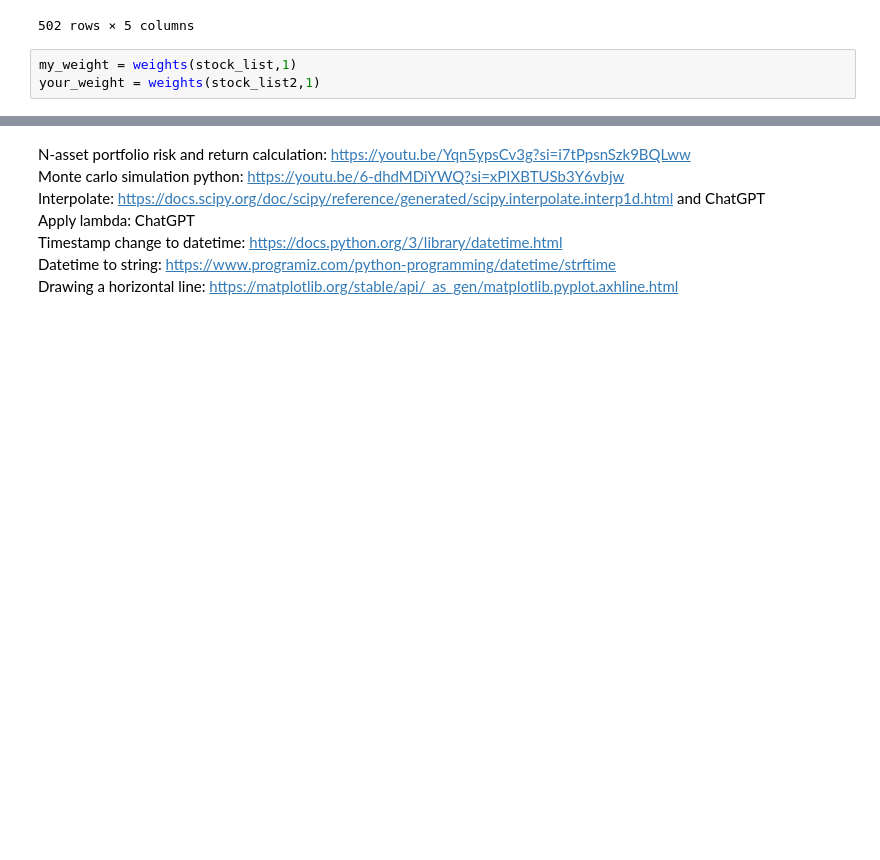
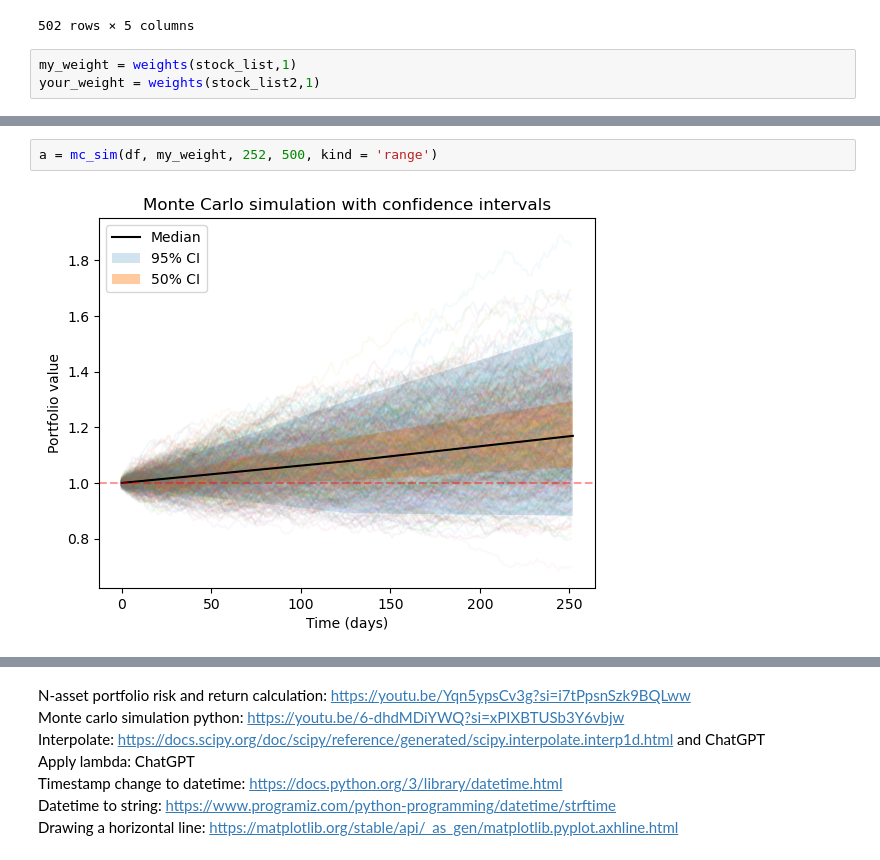
Before and after one commit to wkssm18/project_1, a Jupyter notebook: Bin.ipynb, the cells around one changed output, grey strips where cells are left out. Cells and saved outputs as stored; diff of their text form; blank space fills up the shorter version.

```diff
--- a/Bin.ipynb
+++ b/Bin.ipynb
@@ -296,0 +296,4 @@ a = mc_sim(df, my_weight, 252, 500)
+# %%
+a = mc_sim(df, my_weight, 252, 500, kind = 'range')
+# %% [output]
+[figure, added]
```
Also changed, not shown: parts of 8 cells of this notebook.
